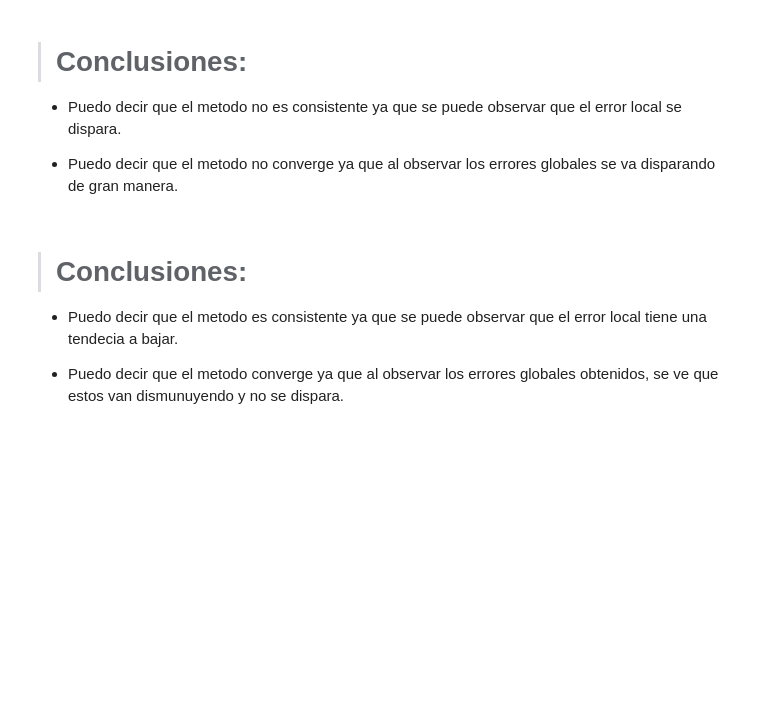
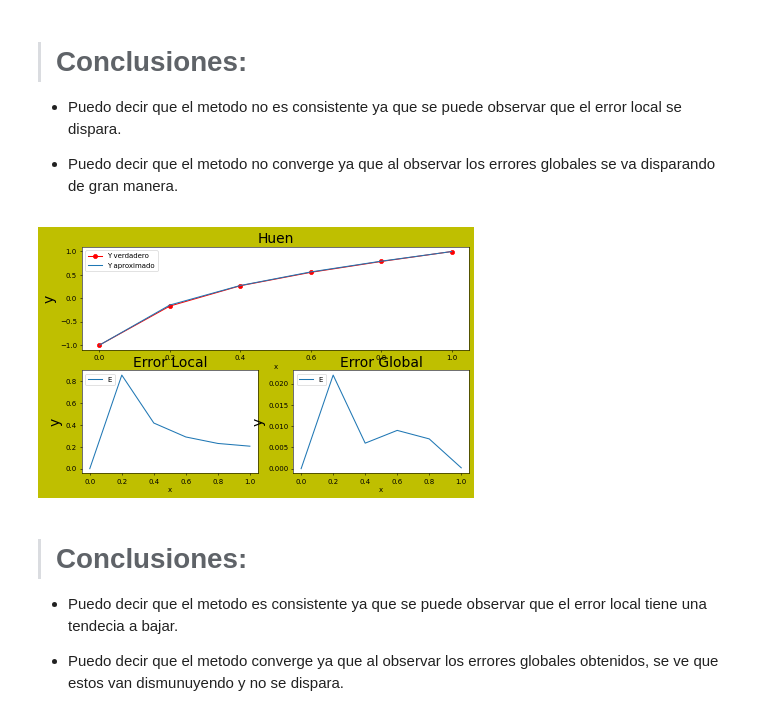
Before and after one commit to Leonel-H29/Facultad, a Jupyter notebook: TP1/TP1.ipynb, the cells around one changed output. Saved outputs shown, nothing was run; the diff lists cells and outputs as text; code cells hidden in the pictures; blank space fills up the shorter version.

```diff
--- a/TP1/TP1.ipynb
+++ b/TP1/TP1.ipynb
@@ -449,38 +449,40 @@ x = np.linspace(0,1,6)
 plt.figure(1, (10,6), 50, 'y', 'g')
 
 plt.subplot(2,1,1)
 #plt.plot(x,y_real, x,y_aproximado)
 plt.plot(x,y_real, marker="o", color="red")
 plt.plot(x,y_aproximado)
 
-plt.title("Metodo de Adam-Bashford 2", fontsize=20)
+plt.title("Huen", fontsize=20)
 plt.legend(('Y verdadero','Y aproximado'), loc='upper left')
 plt.xlabel('x')
 plt.ylabel('y', fontsize=20)
 
 
 #===================================Grafico los errores
-plt.figure(2, (10,6), 50, 'y', 'g')
+#plt.figure(2, (10,6), 50, 'y', 'g')
 
-plt.subplot(2,1,2)
+plt.subplot(2,2,3)
 plt.plot(x,error_local)
 
 plt.title("Error Local", fontsize=20)
 plt.legend(('Error Local'), loc='upper left')
 plt.xlabel('x')
 plt.ylabel('y', fontsize=20)
 
-plt.figure(3, (10,6), 50, 'y', 'g')
-plt.subplot(2,1,2)
+#plt.figure(3, (10,6), 50, 'y', 'g')
+plt.subplot(2,2,4)
 plt.plot(x,error_global)
 
 plt.title("Error Global", fontsize=20)
 plt.legend(('Error Global'), loc='upper left')
 plt.xlabel('x')
 plt.ylabel('y', fontsize=20)
 
 
 plt.show()
+# %% [output]
+[figure, added]
 # %% [markdown]
 > # Conclusiones:
 
```
